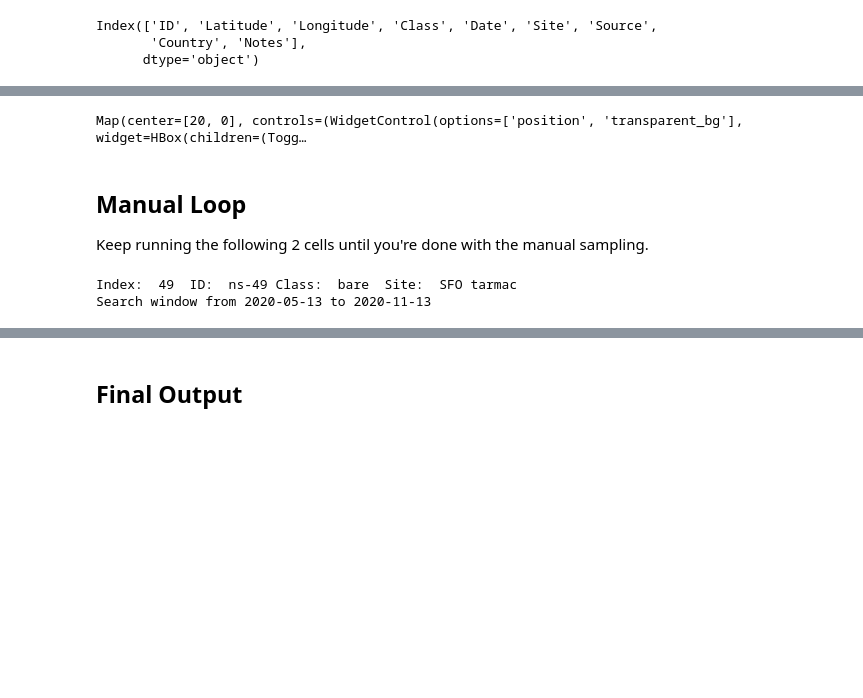
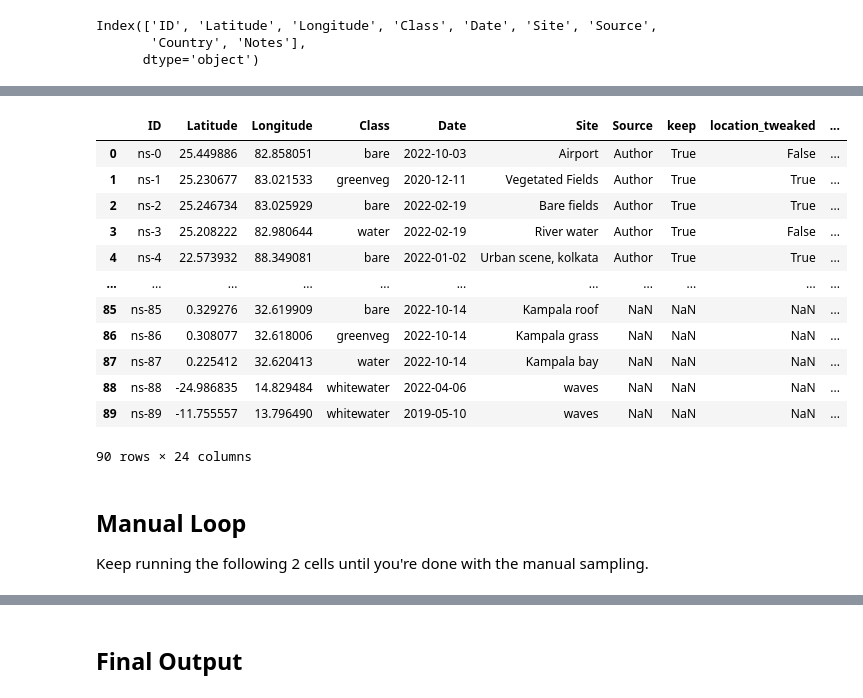
Before and after one commit to BerkeleySandProject/py-sand-mapping, a Jupyter notebook: groundtruths/nonsand_gt.ipynb, the cells around one changed output, grey strips where cells are left out. Cells and saved outputs as stored; diff of their text form; code cells hidden in the pictures; blank space fills up the shorter version.

Commit message:
label nonsand points

```diff
--- a/groundtruths/nonsand_gt.ipynb
+++ b/groundtruths/nonsand_gt.ipynb
@@ -126,0 +89,28 @@ INDEX = 22
+# %%
+# The IDs 0 to 49 are already finetuned and sampled.
+# We overwrite these rows in the df (coming from Google Sheet) with the gt-bands xlsx
+
+previous_finetuned = pd.read_excel('../data/labels/23-06-26_gt-bands-cluster_median.xlsx', sheet_name='nonsand')
+
+# We append rows starting from 50 the the previously finetuned and sampled data.
+df_new = df.iloc[50:]
+output = pd.concat(
+    [previous_finetuned, df_new],
+    axis=0
+)
+
+output
+# %% [output]
+|  | ID | Latitude | Longitude | Class | Date | Site | Source | keep | location_tweaked | ... |
+| 0 | ns-0 | 25.449886 | 82.858051 | bare | 2022-10-03 | Airport | Author | True | False | ... |
+| 1 | ns-1 | 25.230677 | 83.021533 | greenveg | 2020-12-11 | Vegetated Fields | Author | True | True | ... |
+| 2 | ns-2 | 25.246734 | 83.025929 | bare | 2022-02-19 | Bare fields | Author | True | True | ... |
+| 3 | ns-3 | 25.208222 | 82.980644 | water | 2022-02-19 | River water | Author | True | False | ... |
+| 4 | ns-4 | 22.573932 | 88.349081 | bare | 2022-01-02 | Urban scene, kolkata | Author | True | True | ... |
+| ... | ... | ... | ... | ... | ... | ... | ... | ... | ... | ... |
+| 85 | ns-85 | 0.329276 | 32.619909 | bare | 2022-10-14 | Kampala roof | NaN | NaN | NaN | ... |
+| 86 | ns-86 | 0.308077 | 32.618006 | greenveg | 2022-10-14 | Kampala grass | NaN | NaN | NaN | ... |
+| 87 | ns-87 | 0.225412 | 32.620413 | water | 2022-10-14 | Kampala bay | NaN | NaN | NaN | ... |
+| 88 | ns-88 | -24.986835 | 14.829484 | whitewater | 2022-04-06 | waves | NaN | NaN | NaN | ... |
+| 89 | ns-89 | -11.755557 | 13.796490 | whitewater | 2019-05-10 | waves | NaN | NaN | NaN | ... |
+90 rows × 24 columns
@@ -127,9 +120,6 @@ INDEX = 22
 # %%
-sampling_buffer_m = 5
 Map = geemap.Map()
 Map
-# %% [output]
-Map(center=[20, 0], controls=(WidgetControl(options=['position', 'transparent_bg'], widget=HBox(children=(Togg…
 # %% [markdown]
 ## Manual Loop
 
@@ -140,10 +130,7 @@ output['Date'].iloc[INDEX] = '2021-07-11'
 # output['ID'].iloc[INDEX] = 'ns-49'
 # %%
-s1_s2, sample = qm.get_s1s2_data(output, Map, INDEX, display_smap=False, mosaic_method='median', sampling_buffer_m=sampling_buffer_m,
+s1_s2, sample = qm.get_s1s2_data(output, Map, INDEX, display_smap=False, mosaic_method='median',
                                  max_search_window_months=3, median_samples=5,roi_buffer_m=5000, obia=True)
-# %% [output]
-Index:  49  ID:  ns-49 Class:  bare  Site:  SFO tarmac
-Search window from 2020-05-13 to 2020-11-13
 # %% [markdown]
 ## Use this immediately after the map is refreshed to either select or discard the sample
 
```
Also changed, not shown: parts of 12 cells of this notebook, 2 other files.
